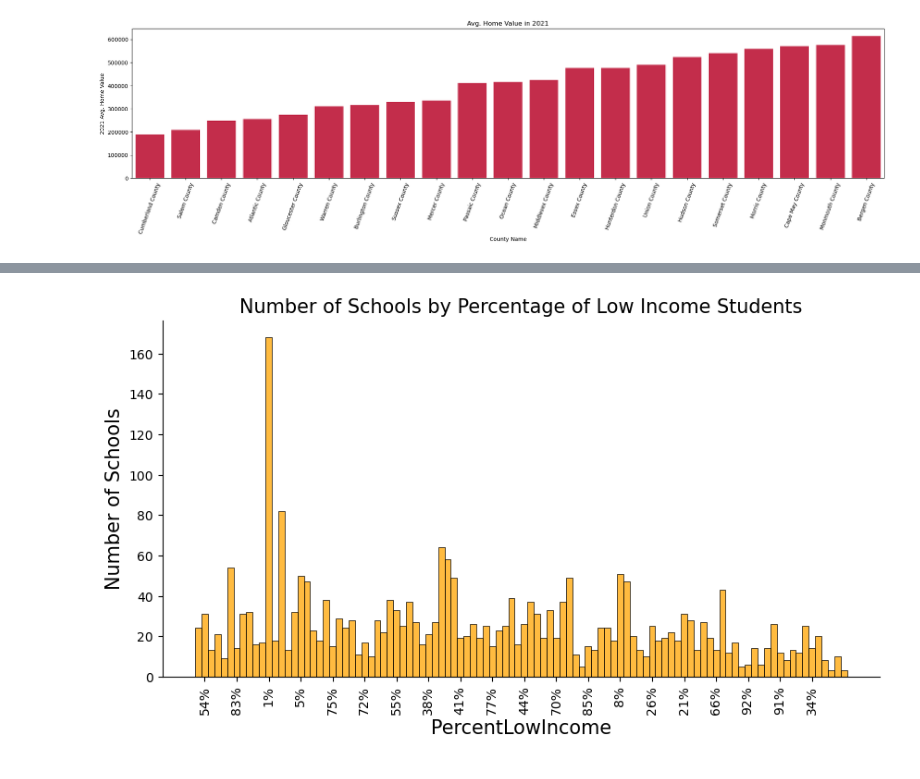
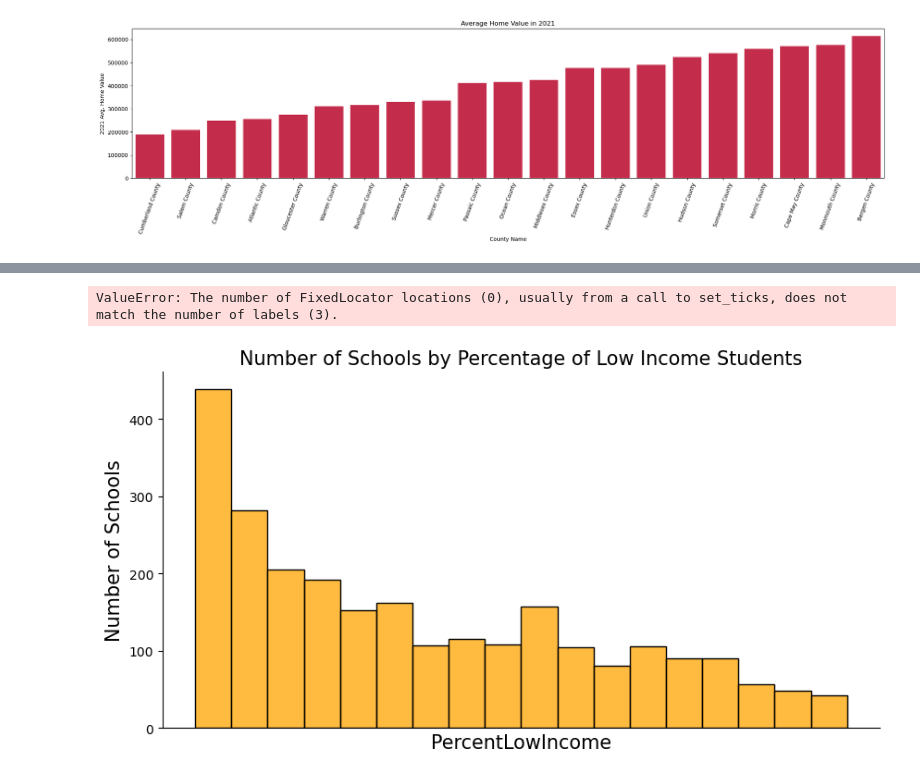
Before and after one commit to tlochan/ProjectOne, a Jupyter notebook: Data Cleaning.ipynb, the cells around one changed output, grey strips where cells are left out. Cells and saved outputs as stored; diff of their text form; code cells hidden in the pictures.

Commit message:
graphs

```diff
--- a/Data Cleaning.ipynb
+++ b/Data Cleaning.ipynb
@@ -526,14 +531,14 @@ plt.show()
 # %%
 plt.figure(figsize=(10,5))
 sns.set_context(rc={'axes.labelsize':15})
 ax = sns.histplot(greatDf['PercentLowIncome'], bins = 18, color = 'orange')
 sns.despine()
 ax.set_title('Number of Schools by Percentage of Low Income Students', fontdict = {'fontsize': 15})
 ax.set_xlabel('PercentLowIncome')
 ax.set_ylabel('Number of Schools')
-plt.xticks(ticks=np.arange(1,100,5),rotation=90)
-plt.figsize=(10,6)
+plt.xticks(ticks=np.arange(.1,.100,5),labels=labels,rotation=90)
 plt.savefig("Outputs/low_income.png")
 plt.show()
 # %% [output]
+ValueError: The number of FixedLocator locations (0), usually from a call to set_ticks, does not match the number of labels (3).
-[figure, old version]
+[figure, new version]
```
Also changed, not shown: parts of 17 cells of this notebook, 6 other files.
